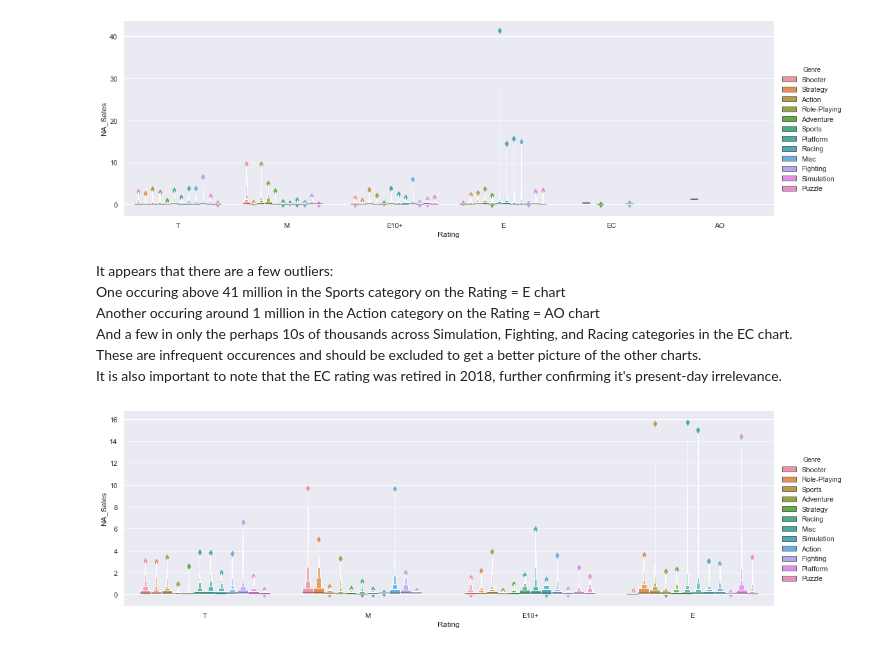
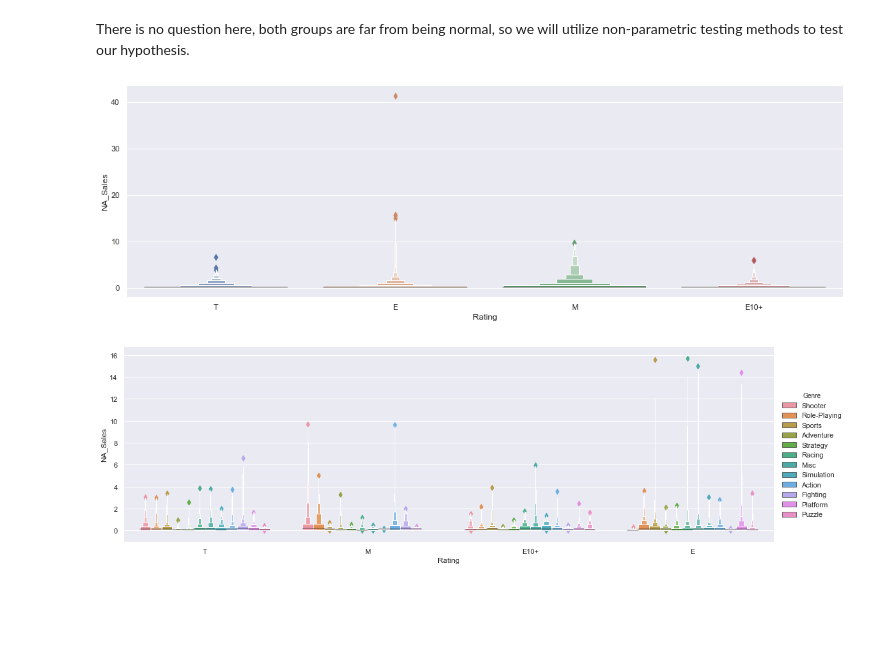
Before and after one commit to rjstange/Video-Game-Sales-by-ESRB-Rating, a Jupyter notebook: Video Game Sales By Maturity Rating.ipynb, the cells around one changed output. Drawn from its saved outputs; the diff is of its cells as text; code cells hidden in the pictures; blank space fills up the shorter version.

Commit message:
Tons of new mark ups from research proposal, reformatting, reordering, and utilizing Kruskal-Wallis to test initial null that there is no significant difference in sales between ratings.

```diff
--- a/Video Game Sales By Maturity Rating.ipynb
+++ b/Video Game Sales By Maturity Rating.ipynb
@@ -60,19 +156,13 @@ na_sales = sales[
+# %% [markdown]
+There is no question here, both groups are far from being normal, so we will utilize non-parametric testing methods to test our hypothesis.
 # %%
 sns.catplot(
     x="Rating",
     y="NA_Sales",
     kind="boxen",
-    hue="Genre",
     aspect=3,
-    data=na_sales.sort_values("NA_Sales")
+    data=na_sales_e_to_m.sort_values("NA_Sales")
 )
 plt.show()
 # %% [output]
-[figure, old version]
+[figure, new version]
-# %% [markdown]
-It appears that there are a few outliers:
-<br>One occuring above 41 million in the Sports category on the Rating = E chart
-<br>Another occuring around 1 million in the Action category on the Rating = AO chart
-<br>And a few in only the perhaps 10s of thousands across Simulation, Fighting, and Racing categories in the EC chart.
-<br>These are infrequent occurences and should be excluded to get a better picture of the other charts.
-<br>It is also important to note that the EC rating was retired in 2018, further confirming it's present-day irrelevance.
```
Also changed, not shown: parts of 22 cells of this notebook.
